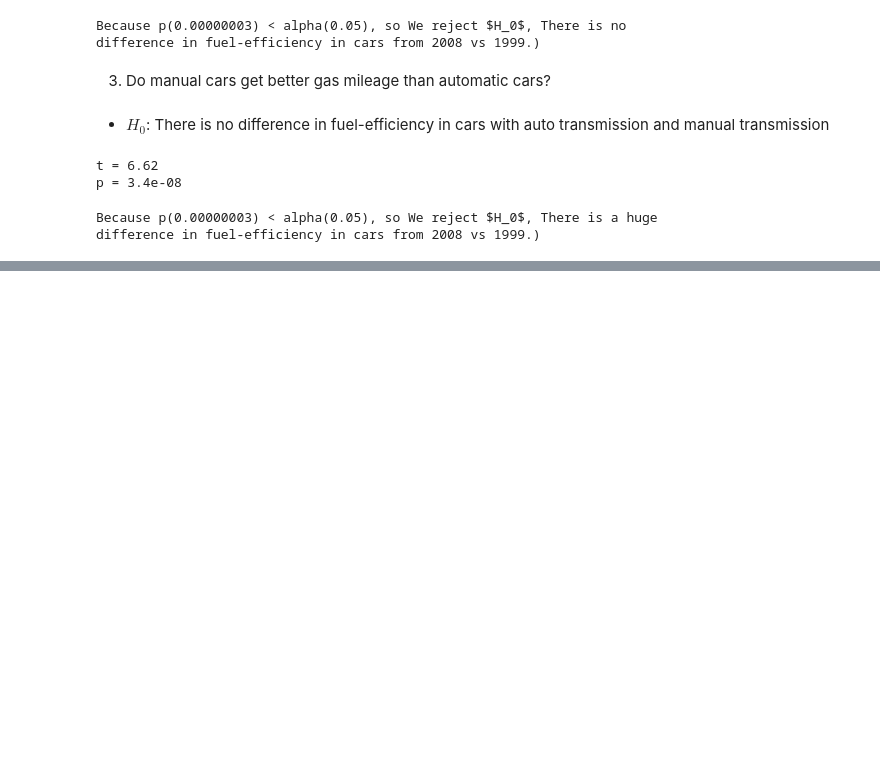
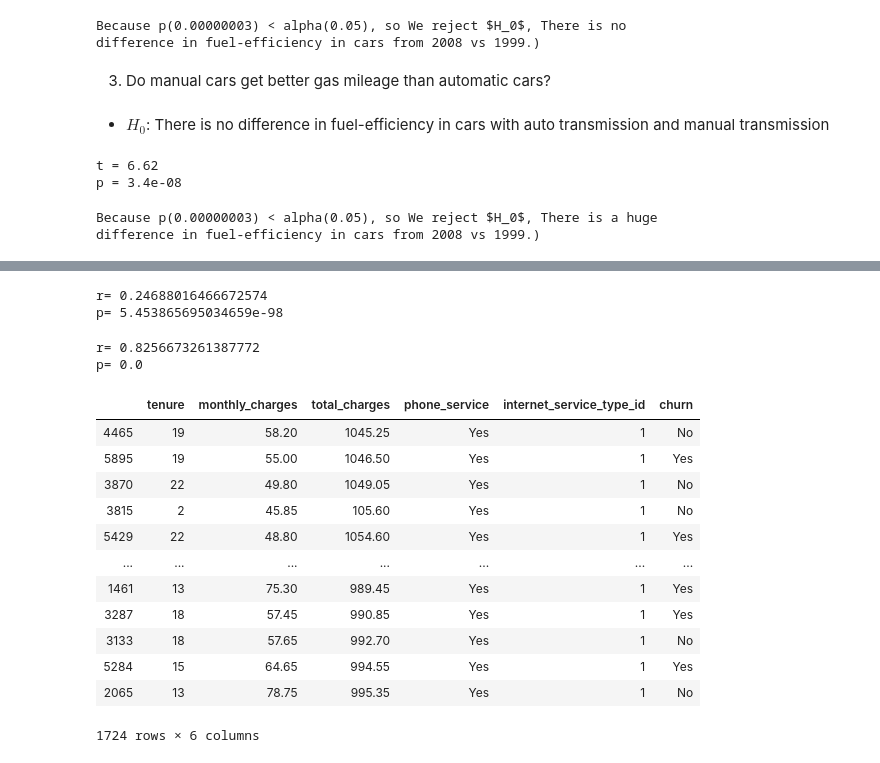
Before and after one commit to allenjiang666/statistics-exercises, a Jupyter notebook: hypothesis_testing.ipynb, the cells around one changed output, grey strips where cells are left out. Cells and saved outputs as stored; diff of their text form; code cells hidden in the pictures; blank space fills up the shorter version.

```diff
--- a/hypothesis_testing.ipynb
+++ b/hypothesis_testing.ipynb
@@ -315,0 +321,11 @@ difference in fuel-efficiency in cars from 2008 vs 1999.)
+# %%
+def get_db_url(db_name):
+    from env import host, user, password
+    url = f'mysql+pymysql://{user}:{password}@{host}/{db_name}'
+    return url
+query = ('''
+    SELECT  tenure, monthly_charges, total_charges, phone_service, internet_service_type_id, churn
+    FROM customers
+    ''')
+telco_churn = pd.read_sql(query, get_db_url("telco_churn"))
+telco_churn.sample(10)
@@ -315,0 +344,41 @@ difference in fuel-efficiency in cars from 2008 vs 1999.)
+# %%
+#drop the bad data from total changes and change it to float
+telco_churn = telco_churn.sort_values(by='total_charges')
+telco_churn = telco_churn.iloc[11:]
+telco_churn.total_charges = telco_churn.total_charges.astype("float")
+# %%
+#tenure vs monthly_charges
+x = telco_churn.monthly_charges
+y = telco_churn.tenure
+r, p = stats.pearsonr(x, y)
+print('r=', r)
+print('p=', p)
+# %% [output]
+r= 0.24688016466672574
+p= 5.453865695034659e-98
+# %%
+#tenure vs total_charges
+x = telco_churn.total_charges
+y = telco_churn.tenure
+r, p = stats.pearsonr(x, y)
+print('r=', r)
+print('p=', p)
+# %% [output]
+r= 0.8256673261387772
+p= 0.0
+# %%
+df1 = telco_churn[(telco_churn.phone_service == 'Yes') & (telco_churn.internet_service_type_id == 1)]
+# %% [output]
+|  | tenure | monthly_charges | total_charges | phone_service | internet_service_type_id | churn |
+| 4465 | 19 | 58.20 | 1045.25 | Yes | 1 | No |
+| 5895 | 19 | 55.00 | 1046.50 | Yes | 1 | Yes |
+| 3870 | 22 | 49.80 | 1049.05 | Yes | 1 | No |
+| 3815 | 2 | 45.85 | 105.60 | Yes | 1 | No |
+| 5429 | 22 | 48.80 | 1054.60 | Yes | 1 | Yes |
+| ... | ... | ... | ... | ... | ... | ... |
+| 1461 | 13 | 75.30 | 989.45 | Yes | 1 | Yes |
+| 3287 | 18 | 57.45 | 990.85 | Yes | 1 | Yes |
+| 3133 | 18 | 57.65 | 992.70 | Yes | 1 | No |
+| 5284 | 15 | 64.65 | 994.55 | Yes | 1 | Yes |
+| 2065 | 13 | 78.75 | 995.35 | Yes | 1 | No |
+1724 rows × 6 columns
```
Also changed, not shown: parts of 21 cells of this notebook, 1 other file.
